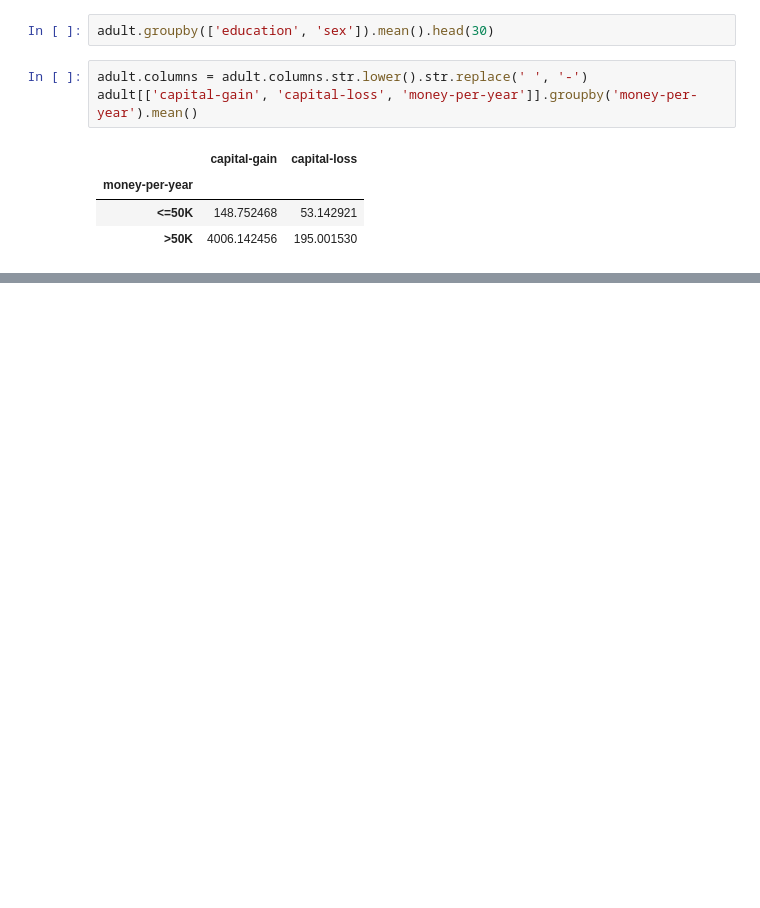
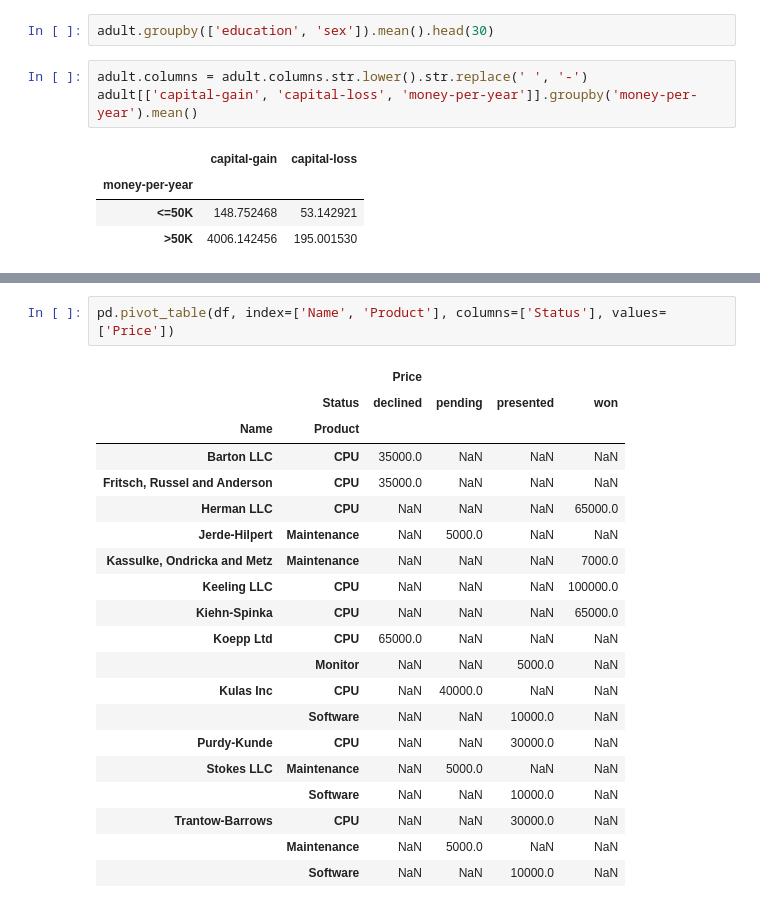
Before and after one commit to zkan/python-for-data-scientists, a Jupyter notebook: 03-pandas-for-all-things-data-analysis/05-analyzing-data.ipynb, the cells around one changed output, grey strips where cells are left out. Drawn from its saved outputs; the diff is of its cells as text; blank space fills up the shorter version.

```diff
--- a/03-pandas-for-all-things-data-analysis/05-analyzing-data.ipynb
+++ b/03-pandas-for-all-things-data-analysis/05-analyzing-data.ipynb
@@ -71,0 +232,23 @@ adult[['capital-gain', 'capital-loss', 'money-per-year']].groupby('money-per-yea
+# %%
+pd.pivot_table(df, index=['Name', 'Product'], columns=['Status'], values=['Price'])
+# %% [output]
+|  |  | Price |  |  |  |
+|  | Status | declined | pending | presented | won |
+| Name | Product |  |  |  |  |
+| Barton LLC | CPU | 35000.0 | NaN | NaN | NaN |
+| Fritsch, Russel and Anderson | CPU | 35000.0 | NaN | NaN | NaN |
+| Herman LLC | CPU | NaN | NaN | NaN | 65000.0 |
+| Jerde-Hilpert | Maintenance | NaN | 5000.0 | NaN | NaN |
+| Kassulke, Ondricka and Metz | Maintenance | NaN | NaN | NaN | 7000.0 |
+| Keeling LLC | CPU | NaN | NaN | NaN | 100000.0 |
+| Kiehn-Spinka | CPU | NaN | NaN | NaN | 65000.0 |
+| Koepp Ltd | CPU | 65000.0 | NaN | NaN | NaN |
+|  | Monitor | NaN | NaN | 5000.0 | NaN |
+| Kulas Inc | CPU | NaN | 40000.0 | NaN | NaN |
+|  | Software | NaN | NaN | 10000.0 | NaN |
+| Purdy-Kunde | CPU | NaN | NaN | 30000.0 | NaN |
+| Stokes LLC | Maintenance | NaN | 5000.0 | NaN | NaN |
+|  | Software | NaN | NaN | 10000.0 | NaN |
+| Trantow-Barrows | CPU | NaN | NaN | 30000.0 | NaN |
+|  | Maintenance | NaN | 5000.0 | NaN | NaN |
+|  | Software | NaN | NaN | 10000.0 | NaN |
```
Also changed, not shown: parts of 49 cells of this notebook, 1 other file.
